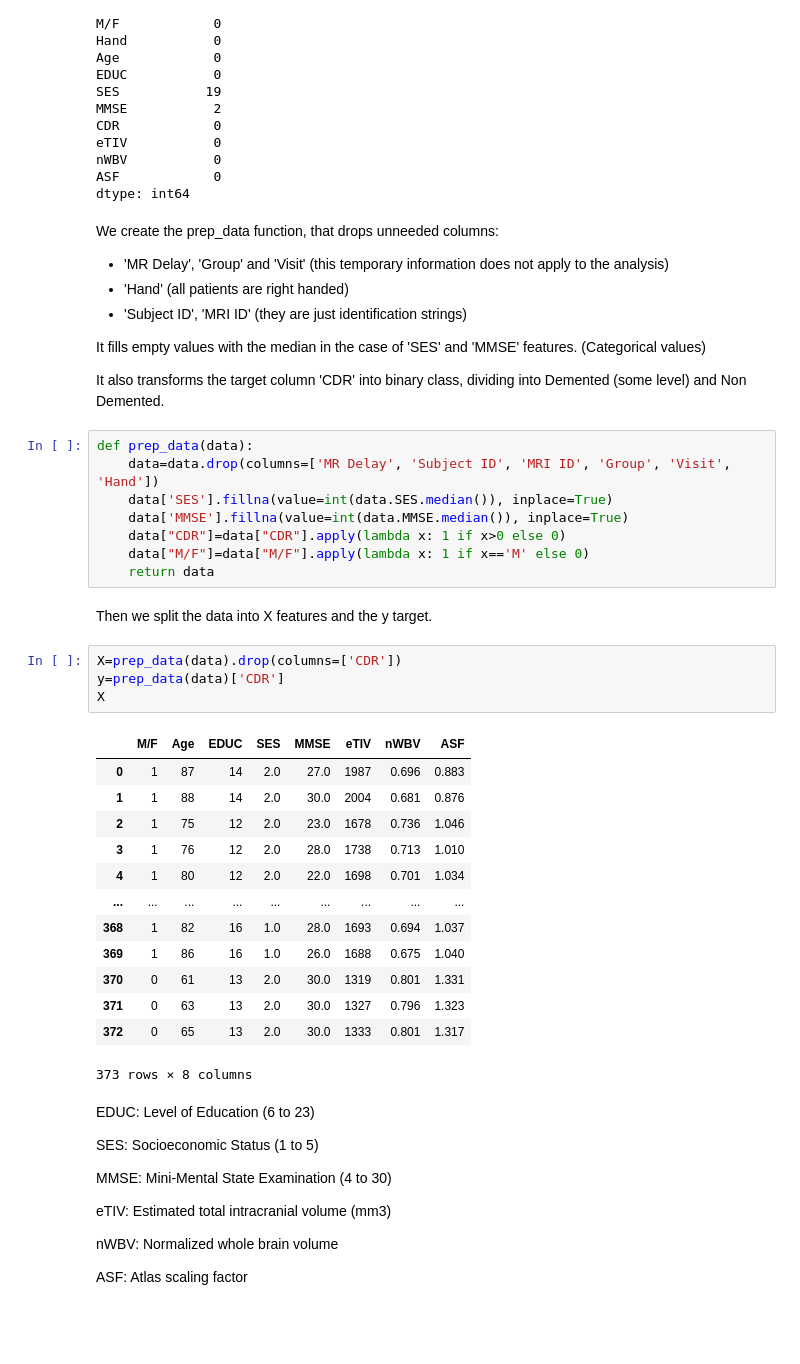
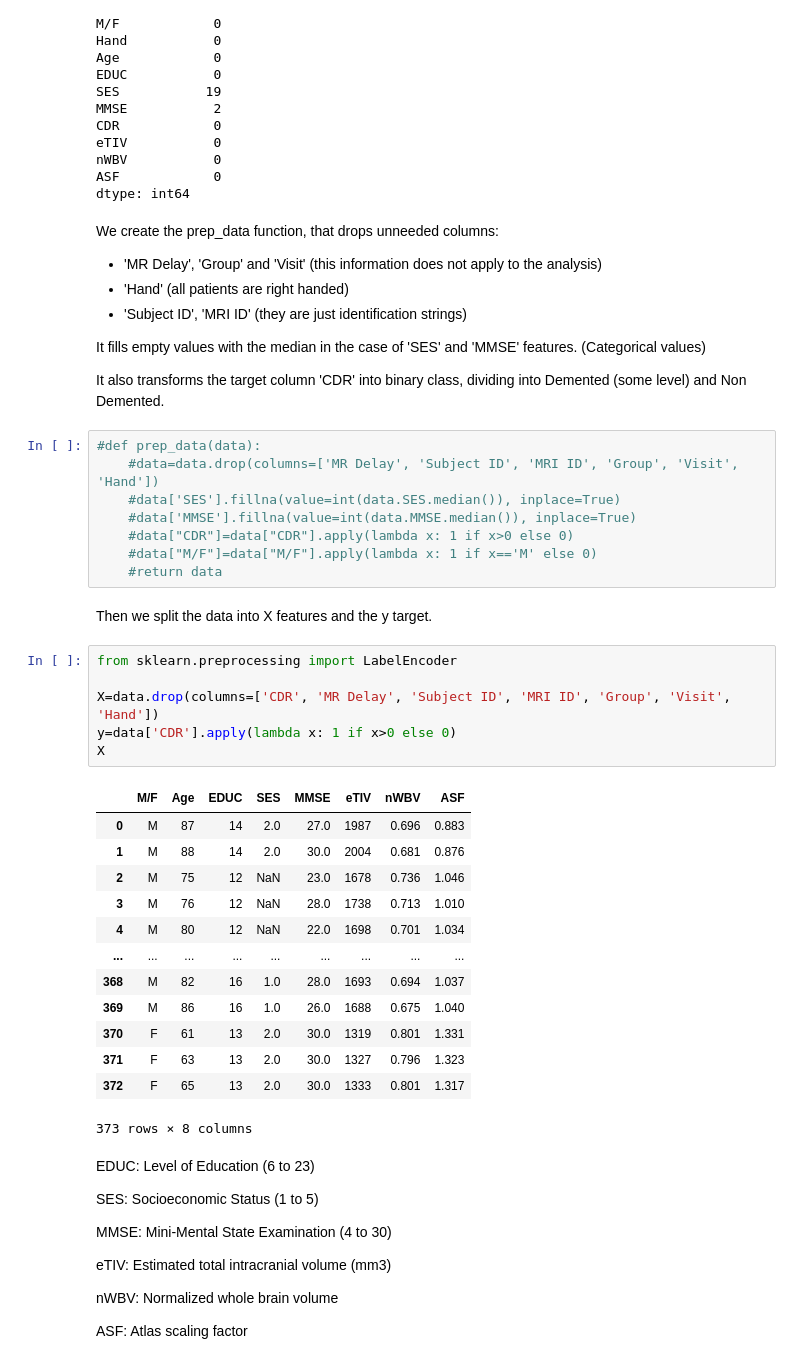
Before and after one commit to mkvph0ch/memobrain, a Jupyter notebook: notebooks/OAS2_prep.ipynb, the cells around one changed output. Cells and saved outputs as stored; diff of their text form; blank space fills up the shorter version.

```diff
--- a/notebooks/OAS2_prep.ipynb
+++ b/notebooks/OAS2_prep.ipynb
@@ -42,7 +42,7 @@ ASF            0
 dtype: int64
 # %% [markdown]
 We create the prep_data function, that drops unneeded columns:
-- 'MR Delay', 'Group' and 'Visit' (this temporary information does not apply to the analysis)
+- 'MR Delay', 'Group' and 'Visit' (this information does not apply to the analysis)
 - 'Hand' (all patients are right handed)
 - 'Subject ID', 'MRI ID' (they are just identification strings)
 
@@ -50,32 +50,34 @@ It fills empty values with the median in the case of 'SES' and 'MMSE' features.
 
 It also transforms the target column 'CDR' into binary class, dividing into Demented (some level) and Non Demented.
 # %%
-def prep_data(data):
-    data=data.drop(columns=['MR Delay', 'Subject ID', 'MRI ID', 'Group', 'Visit', 'Hand'])
-    data['SES'].fillna(value=int(data.SES.median()), inplace=True)
-    data['MMSE'].fillna(value=int(data.MMSE.median()), inplace=True)
-    data["CDR"]=data["CDR"].apply(lambda x: 1 if x>0 else 0)
-    data["M/F"]=data["M/F"].apply(lambda x: 1 if x=='M' else 0)
-    return data
+#def prep_data(data):
+    #data=data.drop(columns=['MR Delay', 'Subject ID', 'MRI ID', 'Group', 'Visit', 'Hand'])
+    #data['SES'].fillna(value=int(data.SES.median()), inplace=True)
+    #data['MMSE'].fillna(value=int(data.MMSE.median()), inplace=True)
+    #data["CDR"]=data["CDR"].apply(lambda x: 1 if x>0 else 0)
+    #data["M/F"]=data["M/F"].apply(lambda x: 1 if x=='M' else 0)
+    #return data
 # %% [markdown]
 Then we split the data into X features and the y target.
 # %%
-X=prep_data(data).drop(columns=['CDR'])
-y=prep_data(data)['CDR']
+from sklearn.preprocessing import LabelEncoder
+
+X=data.drop(columns=['CDR', 'MR Delay', 'Subject ID', 'MRI ID', 'Group', 'Visit', 'Hand'])
+y=data['CDR'].apply(lambda x: 1 if x>0 else 0)
 X
 # %% [output]
 |  | M/F | Age | EDUC | SES | MMSE | eTIV | nWBV | ASF |
-| 0 | 1 | 87 | 14 | 2.0 | 27.0 | 1987 | 0.696 | 0.883 |
-| 1 | 1 | 88 | 14 | 2.0 | 30.0 | 2004 | 0.681 | 0.876 |
-| 2 | 1 | 75 | 12 | 2.0 | 23.0 | 1678 | 0.736 | 1.046 |
-| 3 | 1 | 76 | 12 | 2.0 | 28.0 | 1738 | 0.713 | 1.010 |
-| 4 | 1 | 80 | 12 | 2.0 | 22.0 | 1698 | 0.701 | 1.034 |
+| 0 | M | 87 | 14 | 2.0 | 27.0 | 1987 | 0.696 | 0.883 |
+| 1 | M | 88 | 14 | 2.0 | 30.0 | 2004 | 0.681 | 0.876 |
+| 2 | M | 75 | 12 | NaN | 23.0 | 1678 | 0.736 | 1.046 |
+| 3 | M | 76 | 12 | NaN | 28.0 | 1738 | 0.713 | 1.010 |
+| 4 | M | 80 | 12 | NaN | 22.0 | 1698 | 0.701 | 1.034 |
 | ... | ... | ... | ... | ... | ... | ... | ... | ... |
-| 368 | 1 | 82 | 16 | 1.0 | 28.0 | 1693 | 0.694 | 1.037 |
-| 369 | 1 | 86 | 16 | 1.0 | 26.0 | 1688 | 0.675 | 1.040 |
-| 370 | 0 | 61 | 13 | 2.0 | 30.0 | 1319 | 0.801 | 1.331 |
-| 371 | 0 | 63 | 13 | 2.0 | 30.0 | 1327 | 0.796 | 1.323 |
-| 372 | 0 | 65 | 13 | 2.0 | 30.0 | 1333 | 0.801 | 1.317 |
+| 368 | M | 82 | 16 | 1.0 | 28.0 | 1693 | 0.694 | 1.037 |
+| 369 | M | 86 | 16 | 1.0 | 26.0 | 1688 | 0.675 | 1.040 |
+| 370 | F | 61 | 13 | 2.0 | 30.0 | 1319 | 0.801 | 1.331 |
+| 371 | F | 63 | 13 | 2.0 | 30.0 | 1327 | 0.796 | 1.323 |
+| 372 | F | 65 | 13 | 2.0 | 30.0 | 1333 | 0.801 | 1.317 |
 373 rows × 8 columns
 # %% [markdown]
 EDUC: Level of Education (6 to 23)
```
Also changed, not shown: parts of 70 cells of this notebook.
